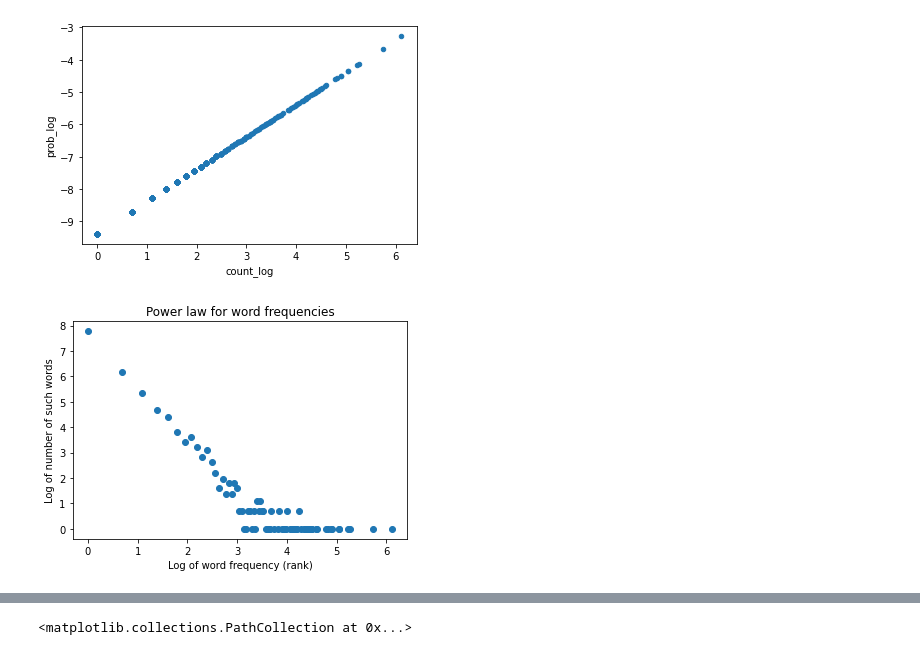
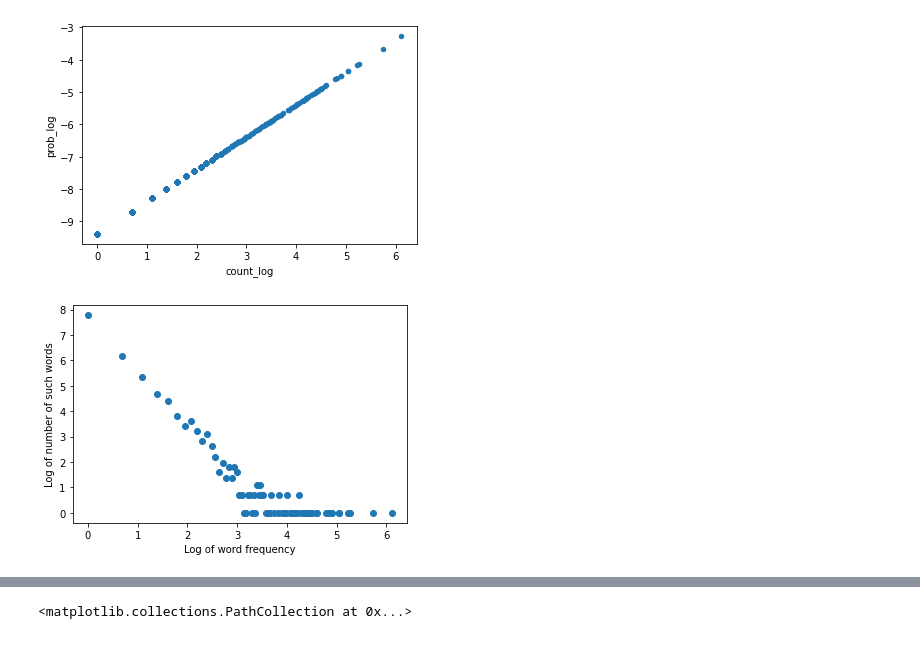
Before and after one commit to RRisto/learning, a Jupyter notebook: statistics/distributions/power_law.ipynb, the cells around one changed output, grey strips where cells are left out. Drawn from its saved outputs; the diff is of its cells as text; code cells hidden in the pictures.

Commit message:
powerlaw

```diff
--- a/statistics/distributions/power_law.ipynb
+++ b/statistics/distributions/power_law.ipynb
@@ -73,14 +73,15 @@ df_cnt.plot.scatter('count_log','prob_log')
 <AxesSubplot:xlabel='count_log', ylabel='prob_log'>
 [figure]
 # %%
+#source: https://stats.stackexchange.com/questions/331219/characterizing-fitting-word-count-data-into-zipf-power-law-lognormal
 counter_of_words = Counter(txt.split())
 counter_of_counts = Counter(counter_of_words.values())
 word_counts = np.array(list(counter_of_counts.keys()))
 freq_of_word_counts = np.array(list(counter_of_counts.values()))
 plt.scatter(np.log(word_counts), np.log(freq_of_word_counts))
-plt.xlabel('Log of word frequency (rank)')
+plt.xlabel('Log of word frequency')
 plt.ylabel('Log of number of such words')
-plt.title('Power law for word frequencies')
+#plt.title('Power law for word frequencies')
 plt.show();
 # %% [output]
-[figure, old version]
+[figure, new version]
```
Also changed, not shown: parts of 2 cells of this notebook.
